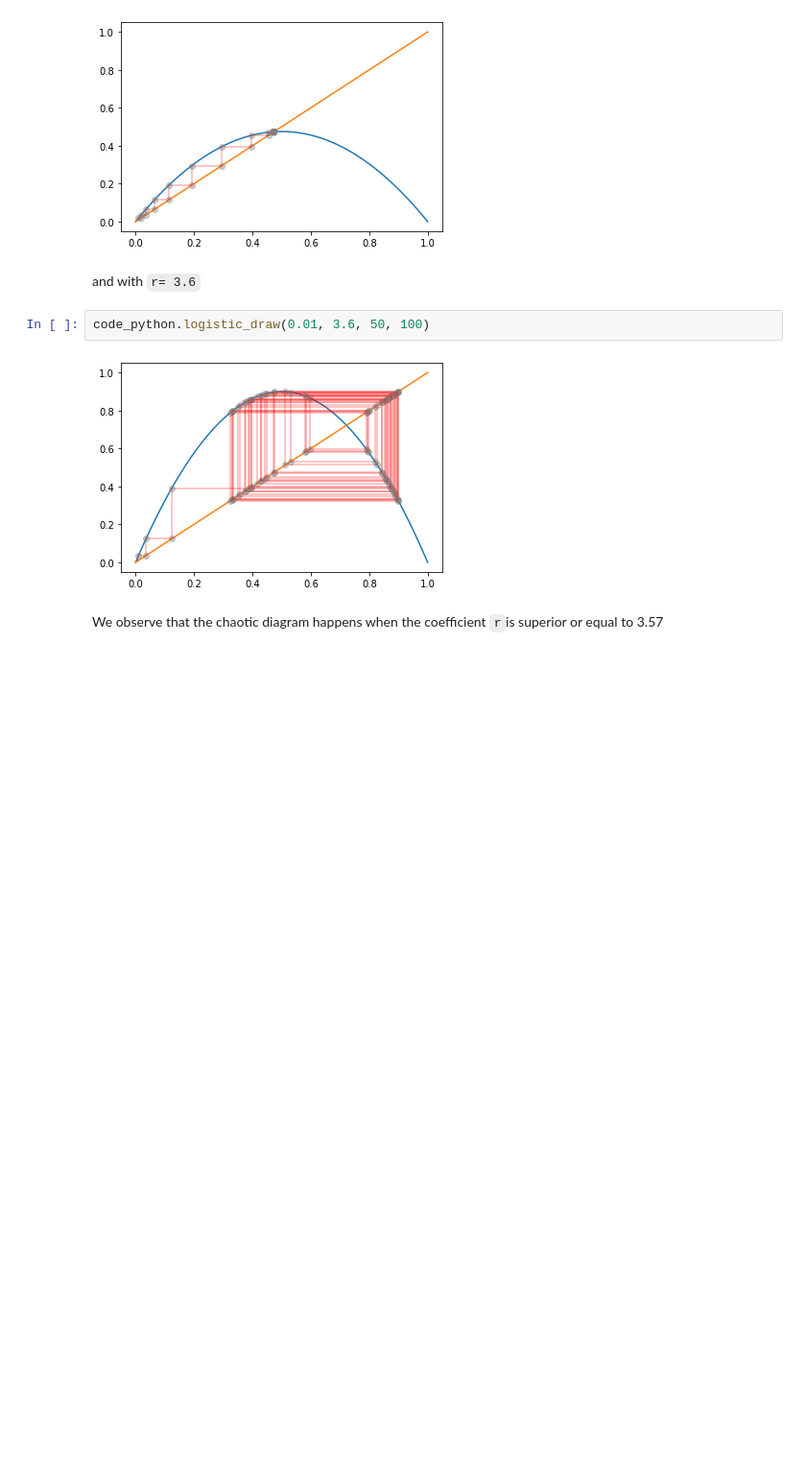
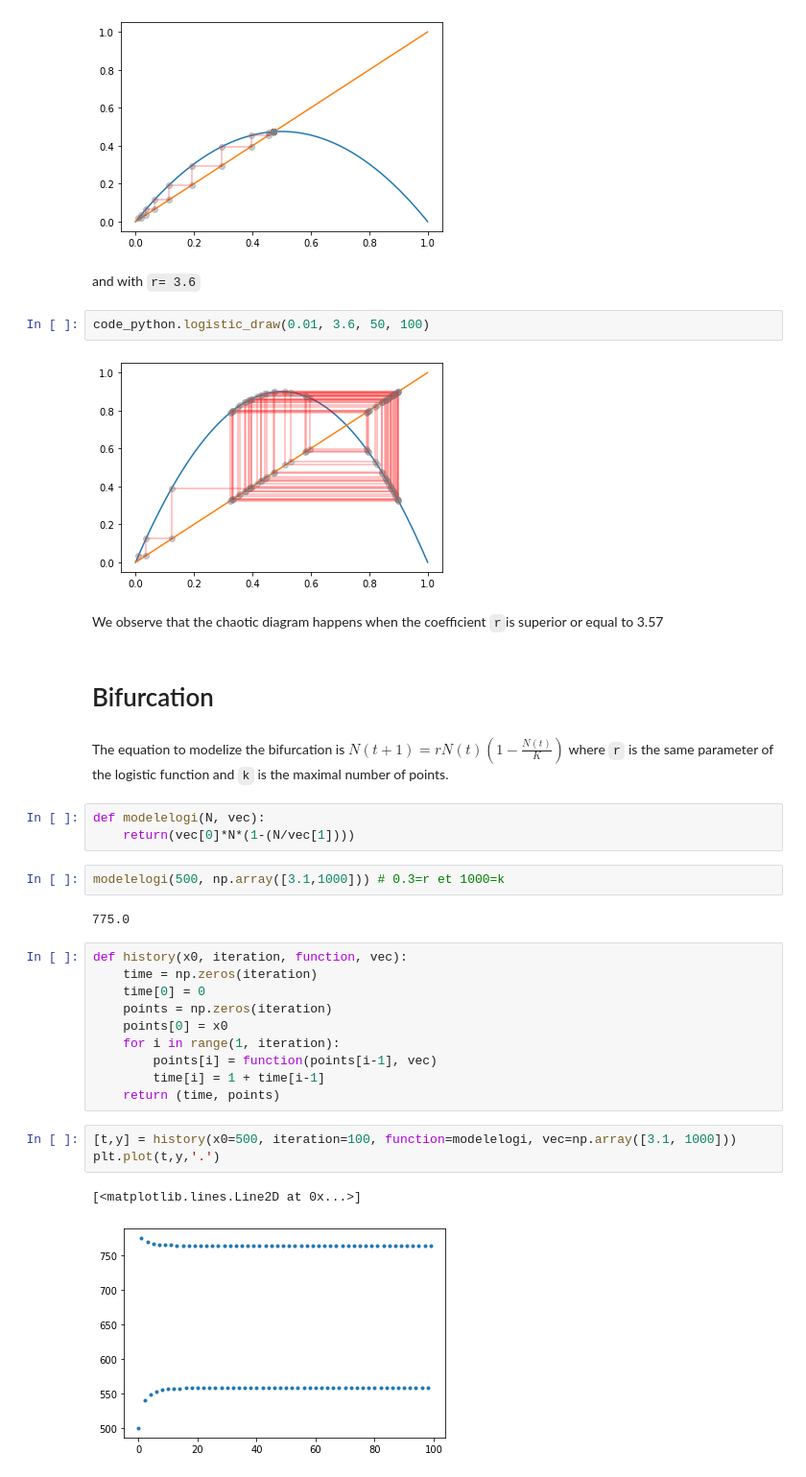
Before and after one commit to tanglef/chaoseverywhere, a Jupyter notebook: chaoseverywhere/Sketch/logistic.ipynb, the cells around one changed output. Shown at 96% size. Cells and saved outputs as stored; diff of their text form; blank space fills up the shorter version.

Commit message:
"essay bifurcation"

```diff
--- a/chaoseverywhere/Sketch/logistic.ipynb
+++ b/chaoseverywhere/Sketch/logistic.ipynb
@@ -22,3 +22,30 @@ code_python.logistic_draw(0.01, 3.6, 50, 100)
 [figure]
 # %% [markdown]
 We observe that the chaotic diagram happens when the coefficient `r`is superior or equal to 3.57
+# %% [markdown]
+# Bifurcation
+# %% [markdown]
+The equation to modelize the bifurcation is $N(t+1)=rN(t)(1-\frac{N(t)}{K})$ where `r` is the same parameter of the logistic function and `k` is the maximal number of points.
+# %%
+def modelelogi(N, vec):
+    return(vec[0]*N*(1-(N/vec[1])))
+# %%
+modelelogi(500, np.array([3.1,1000])) # 0.3=r et 1000=k
+# %% [output]
+775.0
+# %%
+def history(x0, iteration, function, vec):
+    time = np.zeros(iteration)
+    time[0] = 0
+    points = np.zeros(iteration)
+    points[0] = x0
+    for i in range(1, iteration):
+        points[i] = function(points[i-1], vec)
+        time[i] = 1 + time[i-1]
+    return (time, points)
+# %%
+[t,y] = history(x0=500, iteration=100, function=modelelogi, vec=np.array([3.1, 1000]))
+plt.plot(t,y,'.')
+# %% [output]
+[<matplotlib.lines.Line2D at 0x...>]
+[figure, added]
```
Also changed, not shown: parts of 2 cells of this notebook.
